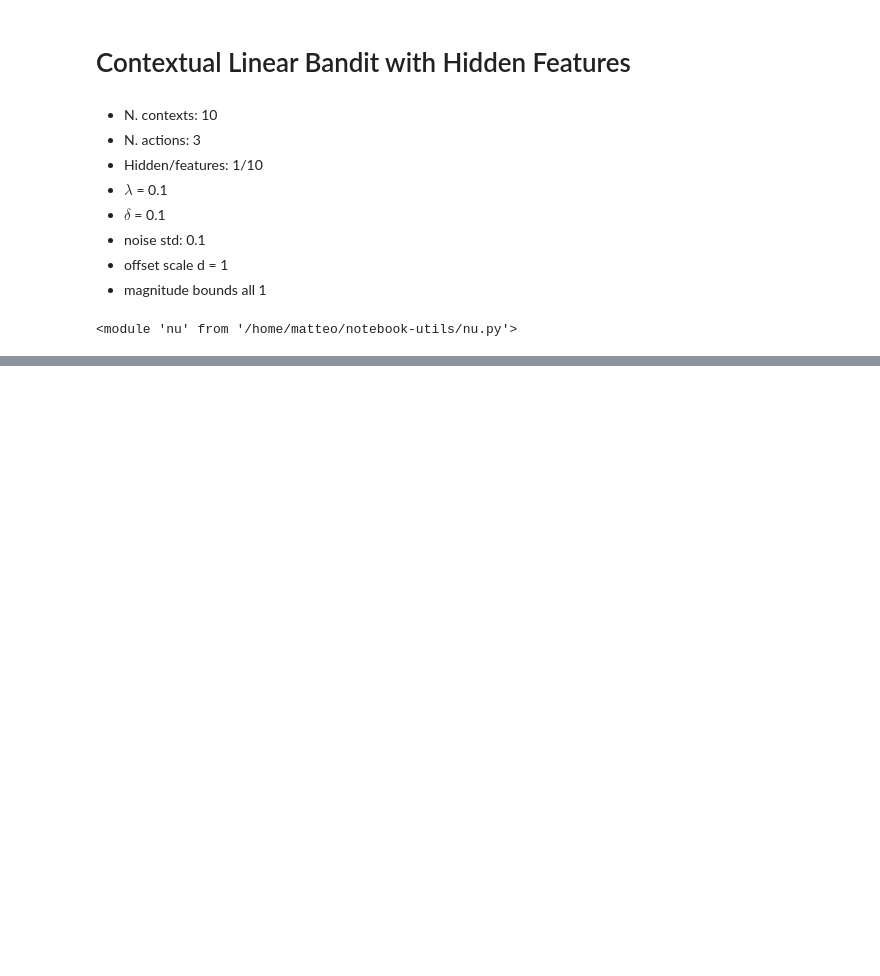
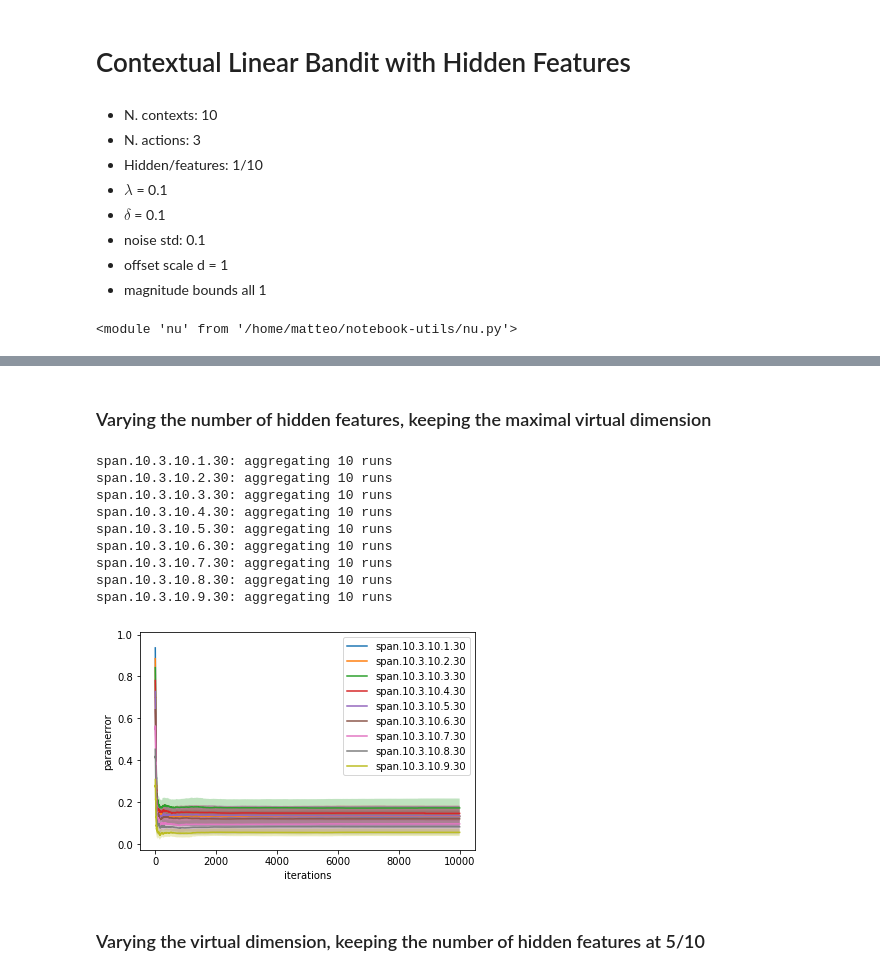
Before and after one commit to T3p/hidden-features, a Jupyter notebook: notebooks/contextual_hidden.ipynb, the cells around one changed output, grey strips where cells are left out. Cells and saved outputs as stored; diff of their text form; code cells hidden in the pictures; blank space fills up the shorter version.

```diff
--- a/notebooks/contextual_hidden.ipynb
+++ b/notebooks/contextual_hidden.ipynb
@@ -38,0 +46,18 @@ span.10.3.10.1.30: aggregating 10 runs
+# %% [markdown]
+### Varying the number of hidden features, keeping the maximal virtual dimension
+# %%
+nu.compare_student(['span.10.3.10.%d.30' % d for d in range(1,10)],
+                   key='paramerror')
+# %% [output]
+span.10.3.10.1.30: aggregating 10 runs
+span.10.3.10.2.30: aggregating 10 runs
+span.10.3.10.3.30: aggregating 10 runs
+span.10.3.10.4.30: aggregating 10 runs
+span.10.3.10.5.30: aggregating 10 runs
+span.10.3.10.6.30: aggregating 10 runs
+span.10.3.10.7.30: aggregating 10 runs
+span.10.3.10.8.30: aggregating 10 runs
+span.10.3.10.9.30: aggregating 10 runs
+[figure, added]
+# %% [markdown]
+### Varying the virtual dimension, keeping the number of hidden features at 5/10
```
Also changed, not shown: parts of 3 cells of this notebook, 2 other files.
